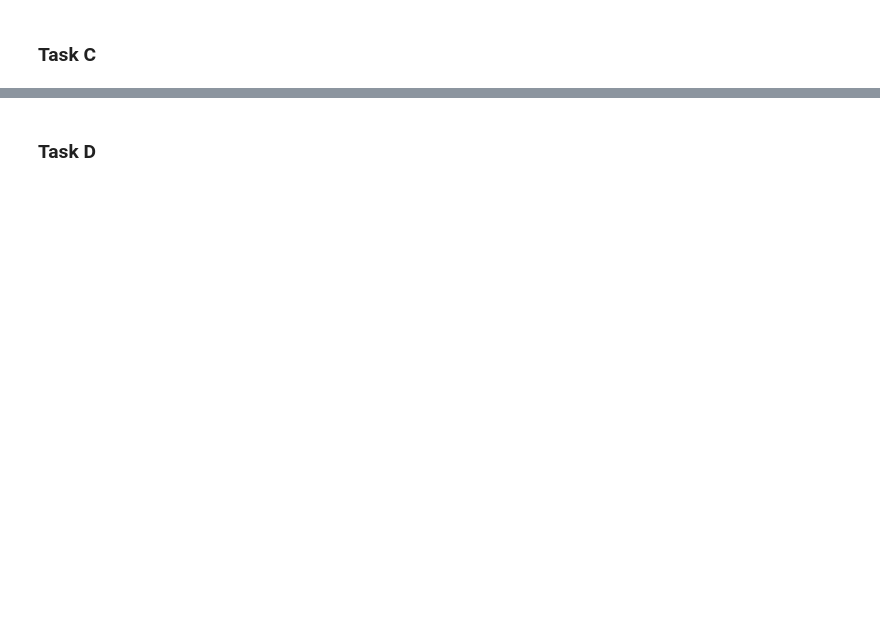
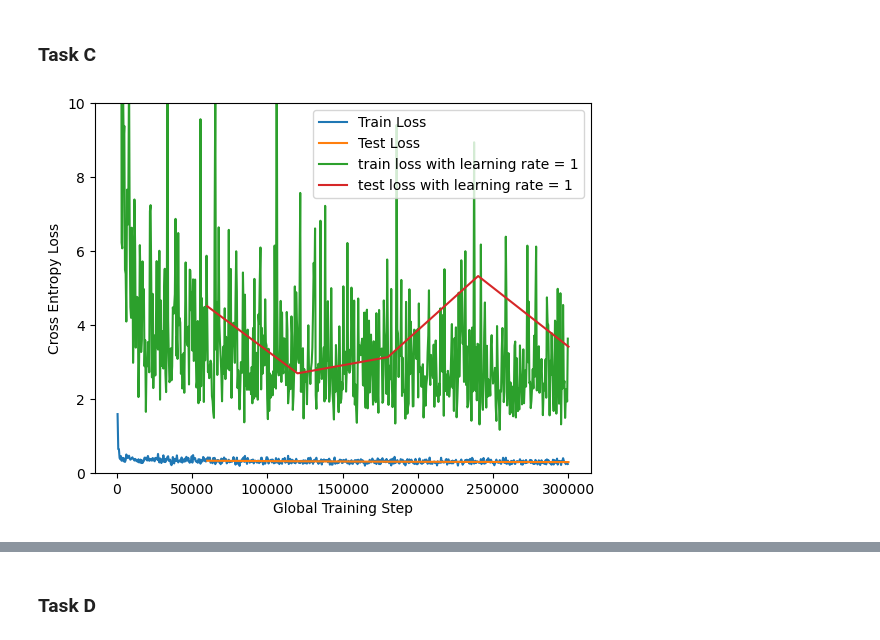
Before and after one commit to TorsteinEide/tdt4195-visdat, a Jupyter notebook: IP1/TDT4195-StarterCode-2023-main/assignment 1/task4.ipynb, the cells around one changed output, grey strips where cells are left out. Cells and saved outputs as stored; diff of their text form; code cells hidden in the pictures; blank space fills up the shorter version.

Commit message:
Finished task 4

```diff
--- a/IP1/TDT4195-StarterCode-2023-main/assignment 1/task4.ipynb
+++ b/IP1/TDT4195-StarterCode-2023-main/assignment 1/task4.ipynb
@@ -229,2 +234,44 @@ plt.show()
 # %% [markdown]
 ### Task C
+# %%
+# Hyperparameters
+## learning_rate = .0192
+learning_rate = 1
+num_epochs = 5
+
+## Update optimizer with new learning rate
+optimizer = torch.optim.SGD(model.parameters(),
+                            lr=learning_rate)
+
+dataloader_train_b, dataloader_test_b = dataloaders.load_dataset(batch_size, image_transform)
+
+## TRAINING
+trainer = Trainer(
+  model=model,
+  dataloader_train=dataloader_train_b,
+  dataloader_test=dataloader_test_b,
+  batch_size=batch_size,
+  loss_function=loss_function,
+  optimizer=optimizer
+)
+train_loss_lr1, test_loss_lr1 = trainer.train(num_epochs)
+
+## PLOTTING
+utils.plot_loss(train_loss_a, label="Train Loss")
+utils.plot_loss(test_loss_a, label="Test Loss")
+utils.plot_loss(train_loss_lr1, label="train loss with learning rate = 1")
+utils.plot_loss(test_loss_lr1, label="test loss with learning rate = 1")
+plt.ylim([0, 10])
+plt.legend()
+plt.xlabel("Global Training Step")
+plt.ylabel("Cross Entropy Loss")
+plt.savefig("image_solutions/task_4c.png")
+
+plt.show()
+
+torch.save(model.state_dict(), "saved_model.torch")
+final_loss, final_acc = utils.compute_loss_and_accuracy(
+dataloader_test_b, model, loss_function)
+print(f"Final Test loss: {final_loss}. Final Test accuracy: {final_acc}")
+# %% [output]
+[figure, added]
```
Also changed, not shown: parts of 6 cells of this notebook, 8 other files.
